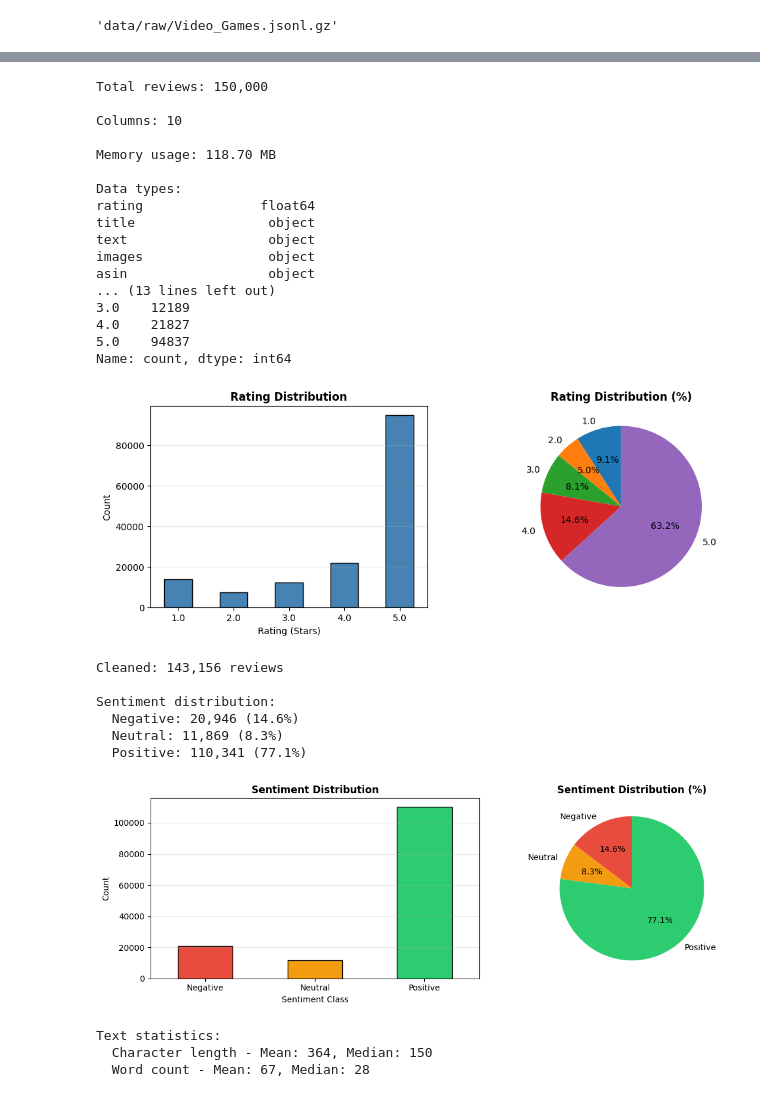
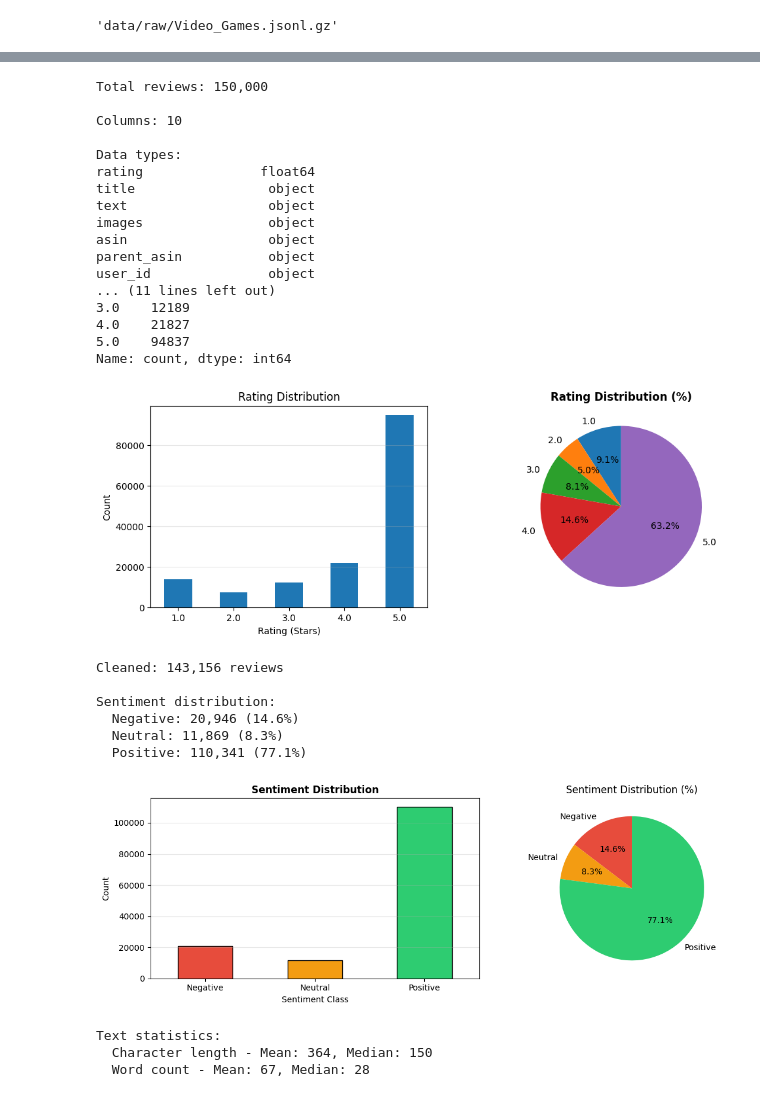
Before and after one commit to 13eth-a/stat362-fa25-final-gaming-sentiment-analysis, a Jupyter notebook: notebooks/01_data_prep.ipynb, the cells around one changed output, grey strips where cells are left out. Saved outputs shown, nothing was run; the diff lists cells and outputs as text; code cells hidden in the pictures.

Commit message:
update data prep and figures

```diff
--- a/notebooks/01_data_prep.ipynb
+++ b/notebooks/01_data_prep.ipynb
@@ -98,7 +82,6 @@ df.head()
 ### Intial Data Exploration ###
 print(f"Total reviews: {len(df):,}")
 print(f"\nColumns: {len(df.columns)}")
-print(f"\nMemory usage: {df.memory_usage(deep=True).sum() / 1024**2:.2f} MB")
 print("\nData types:")
 print(df.dtypes)
 print("Missing values:")
@@ -109,8 +92,6 @@ print(df['rating'].value_counts().sort_index())
 Total reviews: 150,000
 
 Columns: 10
-
-Memory usage: 118.70 MB
 
 Data types:
 rating               float64
@@ -118,7 +99,9 @@ title                 object
 text                  object
 images                object
 asin                  object
-... (13 lines left out)
+parent_asin           object
+user_id               object
+... (11 lines left out)
 3.0    12189
 4.0    21827
 5.0    94837
@@ -126,23 +109,23 @@ Name: count, dtype: int64
 # %%
 # Rating distribution plots
 fig, axes = plt.subplots(1, 2, figsize=(12, 4))
 rating_counts = df['rating'].value_counts().sort_index()
 
-rating_counts.plot(kind='bar', ax=axes[0], color='steelblue', edgecolor='black')
-axes[0].set_title('Rating Distribution', fontsize=12, fontweight='bold')
+rating_counts.plot(kind='bar', ax=axes[0])
+axes[0].set_title('Rating Distribution')
 axes[0].set_xlabel('Rating (Stars)')
 axes[0].set_ylabel('Count')
 axes[0].tick_params(axis='x', rotation=0)
 axes[0].grid(axis='y', alpha=0.3)
 
 rating_counts.plot(kind='pie', ax=axes[1], autopct='%1.1f%%', startangle=90)
 axes[1].set_title('Rating Distribution (%)', fontsize=12, fontweight='bold')
 axes[1].set_ylabel('')
 
 plt.savefig('results/figures/rating_distribution.png', dpi=300, bbox_inches='tight')
 plt.show()
 # %% [output]
-[figure, old version]
+[figure, new version]
 # %%
 ### Preprocessing ###
 df_clean = df.dropna(subset=['text', 'rating']).copy()
@@ -180,13 +163,13 @@ axes[0].set_xticklabels(labels, rotation=0)
 axes[0].grid(axis='y', alpha=0.3)
 
 axes[1].pie(sentiment_counts, labels=labels, autopct='%1.1f%%', colors=colors, startangle=90)
-axes[1].set_title('Sentiment Distribution (%)', fontsize=12, fontweight='bold')
+axes[1].set_title('Sentiment Distribution (%)', fontsize=12)
 
 plt.tight_layout()
 plt.savefig('results/figures/sentiment_distribution.png', dpi=300, bbox_inches='tight')
 plt.show()
 # %% [output]
-[figure, old version]
+[figure, new version]
 # %%
 # Text statistics
 df_clean['text_length'] = df_clean['text'].str.len()
```
Also changed, not shown: parts of 3 cells of this notebook, 3 other files.
